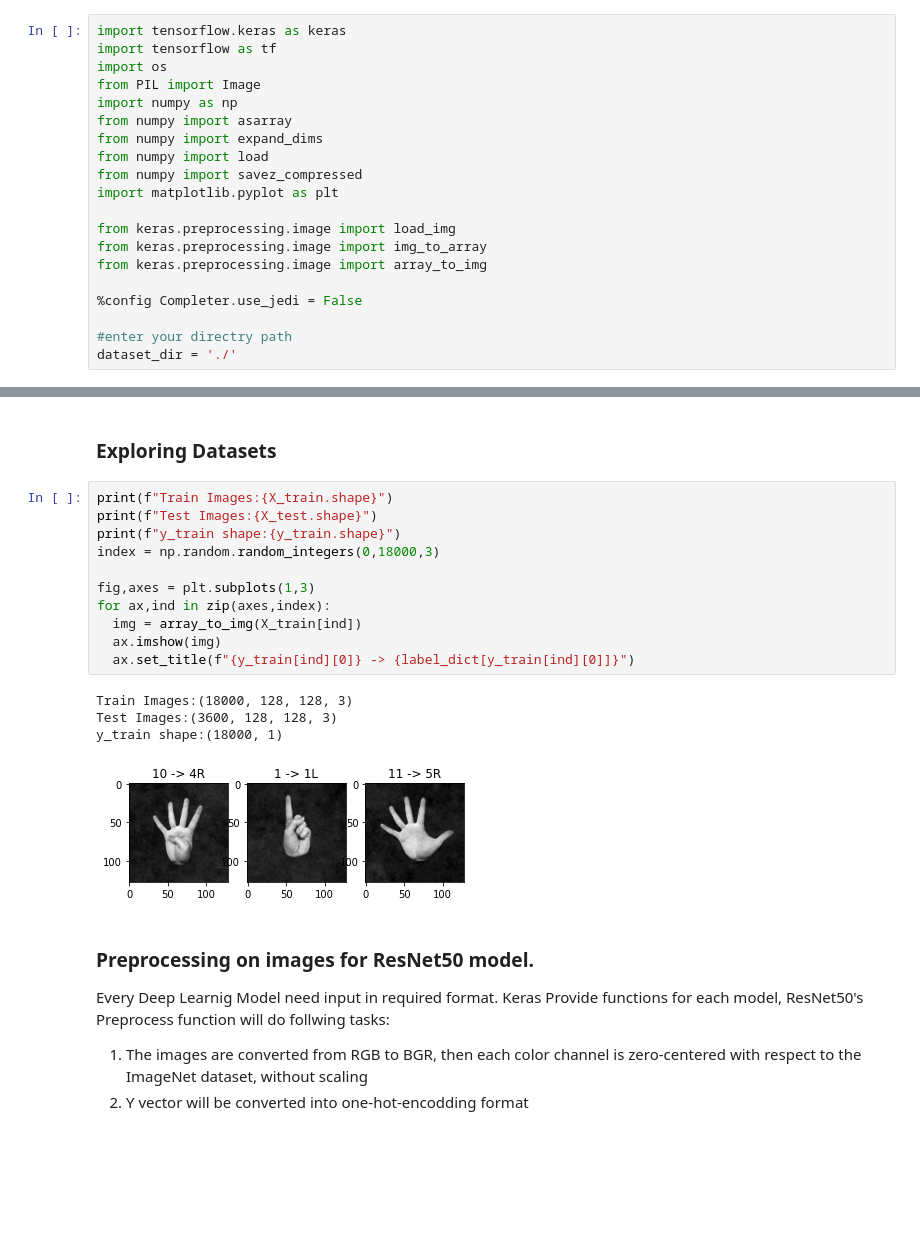
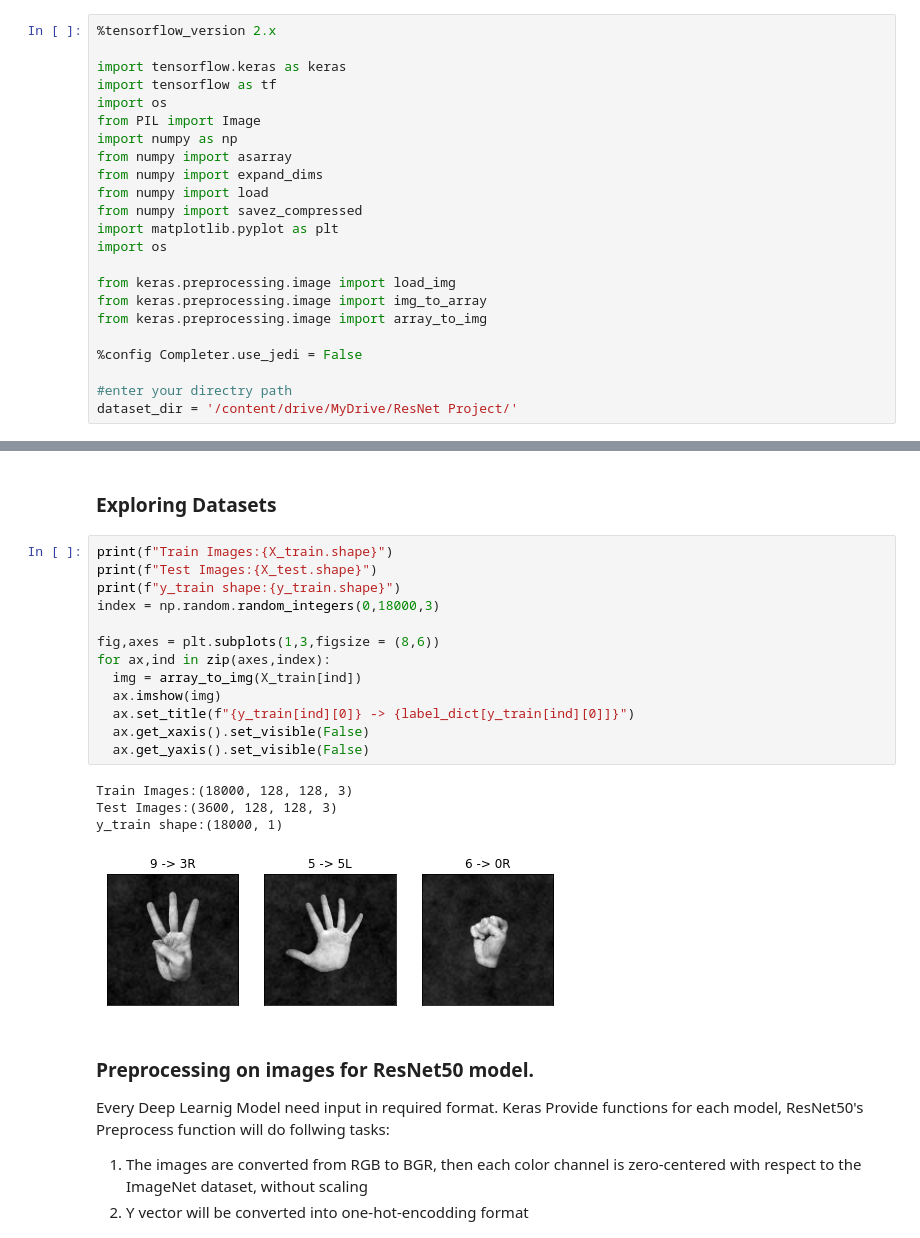
Before and after one commit to karm-patel/Blogs, a Jupyter notebook: _notebooks/2021-04-11-Fingers-Count-using-ResNet.ipynb, the cells around one changed output, grey strips where cells are left out. Cells and saved outputs as stored; diff of their text form; blank space fills up the shorter version.

```diff
--- a/_notebooks/2021-04-11-Fingers-Count-using-ResNet.ipynb
+++ b/_notebooks/2021-04-11-Fingers-Count-using-ResNet.ipynb
@@ -19,6 +19,8 @@
 # %% [markdown]
 ### Importing Necessary Libraries
 # %%
+%tensorflow_version 2.x
+
 import tensorflow.keras as keras
 import tensorflow as tf
 import os
@@ -29,6 +31,7 @@ from numpy import expand_dims
 from numpy import load
 from numpy import savez_compressed
 import matplotlib.pyplot as plt
+import os
 
 from keras.preprocessing.image import load_img
 from keras.preprocessing.image import img_to_array
@@ -37,7 +40,7 @@ from keras.preprocessing.image import array_to_img
 %config Completer.use_jedi = False
 
 #enter your directry path
-dataset_dir = './'
+dataset_dir = '/content/drive/MyDrive/ResNet Project/'
 # %% [markdown]
 ### Load Data
 * I already load all images and saved in "**fingers_train.npz**" file
@@ -79,19 +82,21 @@ for i in label_dict:
 # %%
 print(f"Train Images:{X_train.shape}")
 print(f"Test Images:{X_test.shape}")
 print(f"y_train shape:{y_train.shape}")
 index = np.random.random_integers(0,18000,3)
 
-fig,axes = plt.subplots(1,3)
+fig,axes = plt.subplots(1,3,figsize = (8,6))
 for ax,ind in zip(axes,index):
   img = array_to_img(X_train[ind])
   ax.imshow(img)
   ax.set_title(f"{y_train[ind][0]} -> {label_dict[y_train[ind][0]]}")
+  ax.get_xaxis().set_visible(False)
+  ax.get_yaxis().set_visible(False)
 # %% [output]
 Train Images:(18000, 128, 128, 3)
 Test Images:(3600, 128, 128, 3)
 y_train shape:(18000, 1)
-[figure, old version]
+[figure, new version]
 # %% [markdown]
 ### Preprocessing on images for ResNet50 model.<br>
 Every Deep Learnig Model need input in required format. Keras Provide functions for each model, ResNet50's Preprocess function will do follwing tasks:
```
Also changed, not shown: parts of 10 cells of this notebook.
